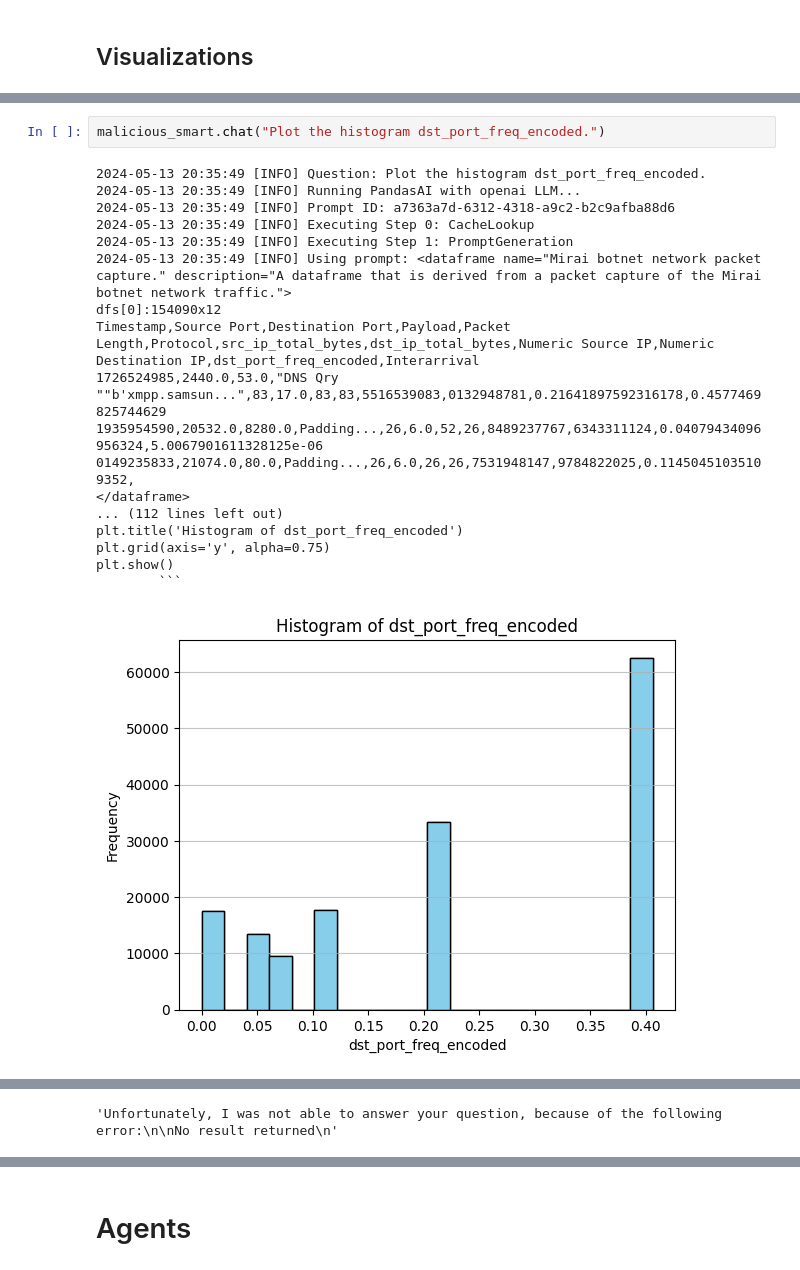
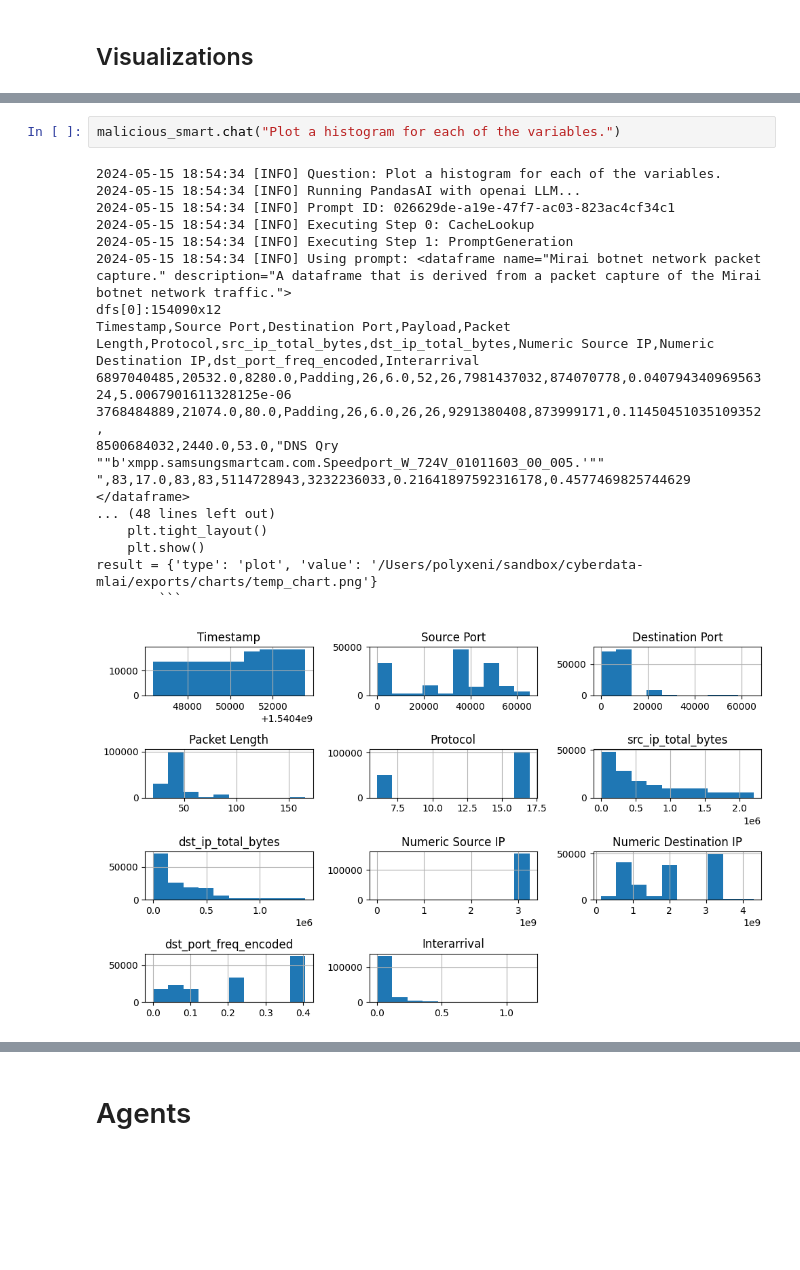
Before and after one commit to mundruid/cyberdata-mlai, a Jupyter notebook: cyberdata_mlai/eda_ai.ipynb, the cells around one changed output, grey strips where cells are left out. Drawn from its saved outputs; the diff is of its cells as text; blank space fills up the shorter version.

````diff
--- a/cyberdata_mlai/eda_ai.ipynb
+++ b/cyberdata_mlai/eda_ai.ipynb
@@ -300,21 +346,21 @@ result = {'type': 'plot', 'value': '/Users/polyxeni/sandbox/cyberdata-mlai/expor
 # %%
-malicious_smart.chat("Plot the histogram dst_port_freq_encoded.")
+malicious_smart.chat("Plot a histogram for each of the variables.")
 # %% [output]
-2024-05-13 20:35:49 [INFO] Question: Plot the histogram dst_port_freq_encoded.
-2024-05-13 20:35:49 [INFO] Running PandasAI with openai LLM...
-2024-05-13 20:35:49 [INFO] Prompt ID: a7363a7d-6312-4318-a9c2-b2c9afba88d6
-2024-05-13 20:35:49 [INFO] Executing Step 0: CacheLookup
-2024-05-13 20:35:49 [INFO] Executing Step 1: PromptGeneration
-2024-05-13 20:35:49 [INFO] Using prompt: <dataframe name="Mirai botnet network packet capture." description="A dataframe that is derived from a packet capture of the Mirai botnet network traffic.">
+2024-05-15 18:54:34 [INFO] Question: Plot a histogram for each of the variables.
+2024-05-15 18:54:34 [INFO] Running PandasAI with openai LLM...
+2024-05-15 18:54:34 [INFO] Prompt ID: 026629de-a19e-47f7-ac03-823ac4cf34c1
+2024-05-15 18:54:34 [INFO] Executing Step 0: CacheLookup
+2024-05-15 18:54:34 [INFO] Executing Step 1: PromptGeneration
+2024-05-15 18:54:34 [INFO] Using prompt: <dataframe name="Mirai botnet network packet capture." description="A dataframe that is derived from a packet capture of the Mirai botnet network traffic.">
 dfs[0]:154090x12
 Timestamp,Source Port,Destination Port,Payload,Packet Length,Protocol,src_ip_total_bytes,dst_ip_total_bytes,Numeric Source IP,Numeric Destination IP,dst_port_freq_encoded,Interarrival
-1726524985,2440.0,53.0,"DNS Qry ""b'xmpp.samsun...",83,17.0,83,83,5516539083,0132948781,0.21641897592316178,0.4577469825744629
-1935954590,20532.0,8280.0,Padding...,26,6.0,52,26,8489237767,6343311124,0.04079434096956324,5.0067901611328125e-06
-0149235833,21074.0,80.0,Padding...,26,6.0,26,26,7531948147,9784822025,0.11450451035109352,
+6897040485,20532.0,8280.0,Padding,26,6.0,52,26,7981437032,874070778,0.04079434096956324,5.0067901611328125e-06
+3768484889,21074.0,80.0,Padding,26,6.0,26,26,9291380408,873999171,0.11450451035109352,
+8500684032,2440.0,53.0,"DNS Qry ""b'xmpp.samsungsmartcam.com.Speedport_W_724V_01011603_00_005.'"" ",83,17.0,83,83,5114728943,3232236033,0.21641897592316178,0.4577469825744629
 </dataframe>
-... (112 lines left out)
-plt.title('Histogram of dst_port_freq_encoded')
-plt.grid(axis='y', alpha=0.75)
-plt.show()
+... (48 lines left out)
+    plt.tight_layout()
+    plt.show()
+result = {'type': 'plot', 'value': '/Users/polyxeni/sandbox/cyberdata-mlai/exports/charts/temp_chart.png'}
         ```
-[figure, old version]
+[figure, new version]
@@ -340,4 +372,3 @@ plt.show()
-'Unfortunately, I was not able to answer your question, because of the following error:\n\nNo result returned\n'
 # %%
 print(malicious_smart.last_code_executed)
 # %% [output]
````
Also changed, not shown: parts of 14 cells of this notebook.
